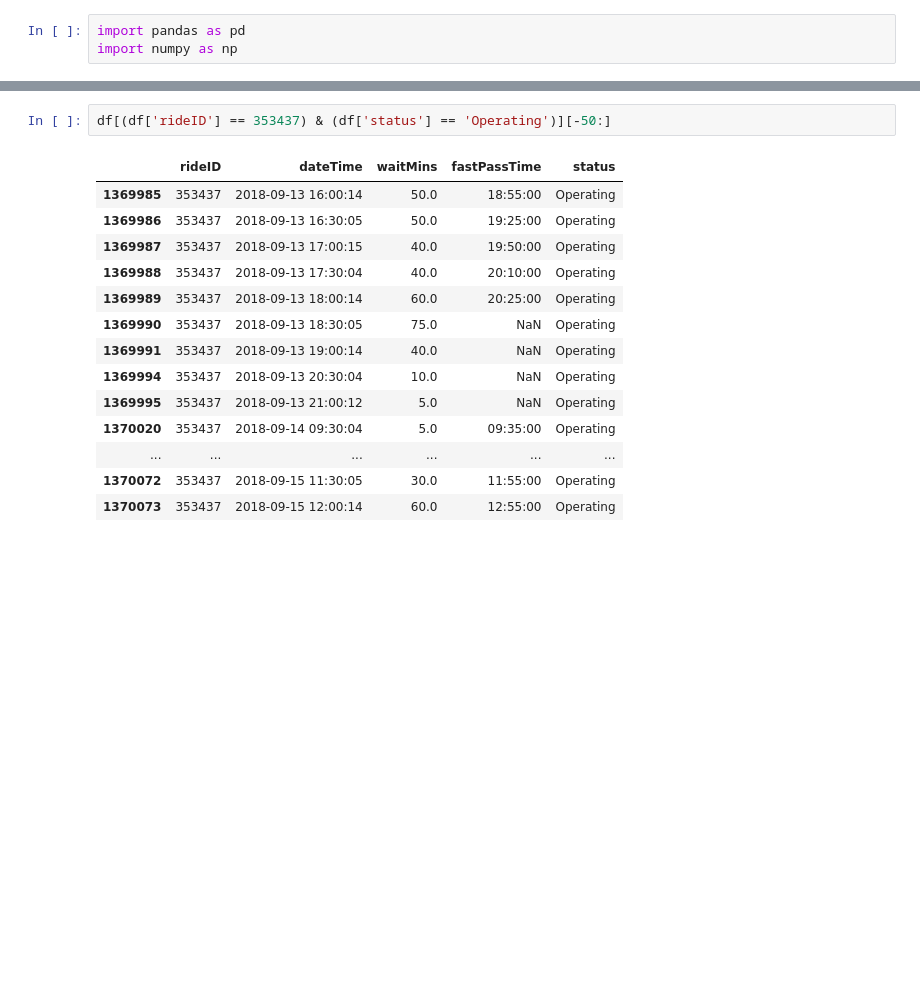
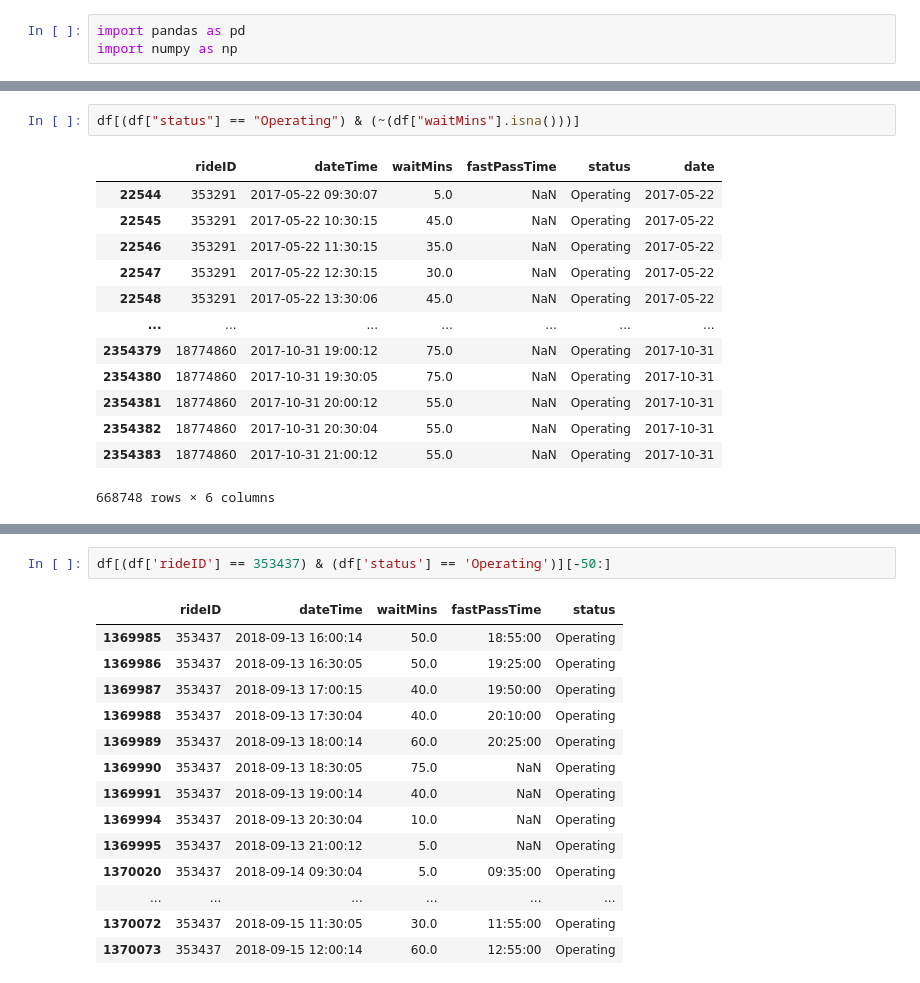
Before and after one commit to Hiroki39/DS-GA-3001-007-Final-Project, a Jupyter notebook: notebooks/analyze.ipynb, the cells around one changed output, grey strips where cells are left out. Saved outputs shown, nothing was run; the diff lists cells and outputs as text; blank space fills up the shorter version.

```diff
--- a/notebooks/analyze.ipynb
+++ b/notebooks/analyze.ipynb
@@ -5,0 +78,16 @@ df = pd.read_csv('disneyRideTimes.csv')
+# %%
+df[(df["status"] == "Operating") & (~(df["waitMins"].isna()))]
+# %% [output]
+|  | rideID | dateTime | waitMins | fastPassTime | status | date |
+| 22544 | 353291 | 2017-05-22 09:30:07 | 5.0 | NaN | Operating | 2017-05-22 |
+| 22545 | 353291 | 2017-05-22 10:30:15 | 45.0 | NaN | Operating | 2017-05-22 |
+| 22546 | 353291 | 2017-05-22 11:30:15 | 35.0 | NaN | Operating | 2017-05-22 |
+| 22547 | 353291 | 2017-05-22 12:30:15 | 30.0 | NaN | Operating | 2017-05-22 |
+| 22548 | 353291 | 2017-05-22 13:30:06 | 45.0 | NaN | Operating | 2017-05-22 |
+| ... | ... | ... | ... | ... | ... | ... |
+| 2354379 | 18774860 | 2017-10-31 19:00:12 | 75.0 | NaN | Operating | 2017-10-31 |
+| 2354380 | 18774860 | 2017-10-31 19:30:05 | 75.0 | NaN | Operating | 2017-10-31 |
+| 2354381 | 18774860 | 2017-10-31 20:00:12 | 55.0 | NaN | Operating | 2017-10-31 |
+| 2354382 | 18774860 | 2017-10-31 20:30:04 | 55.0 | NaN | Operating | 2017-10-31 |
+| 2354383 | 18774860 | 2017-10-31 21:00:12 | 55.0 | NaN | Operating | 2017-10-31 |
+668748 rows × 6 columns
```
Also changed, not shown: parts of 16 cells of this notebook, 16 other files.
